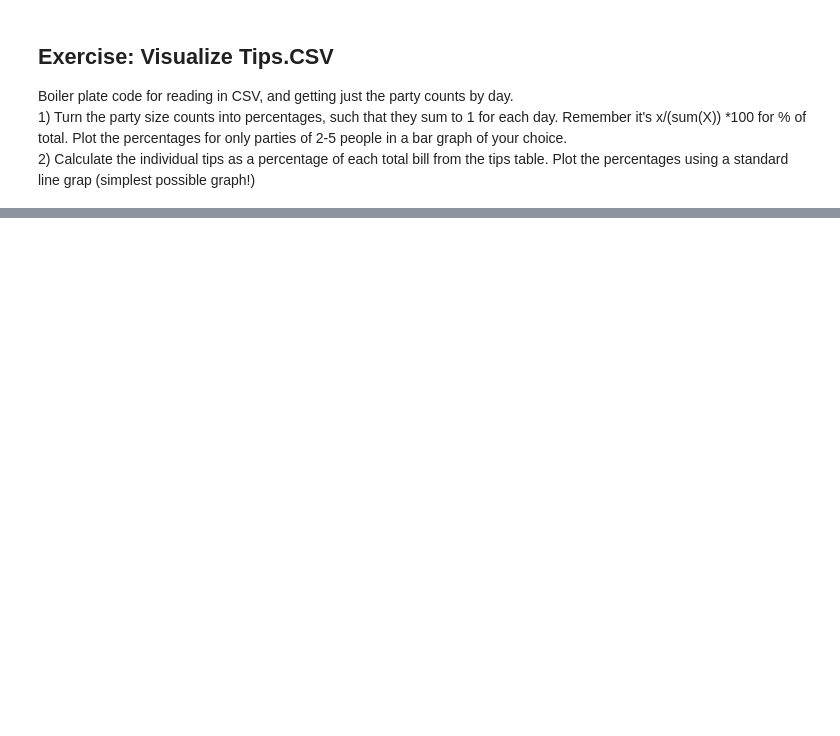
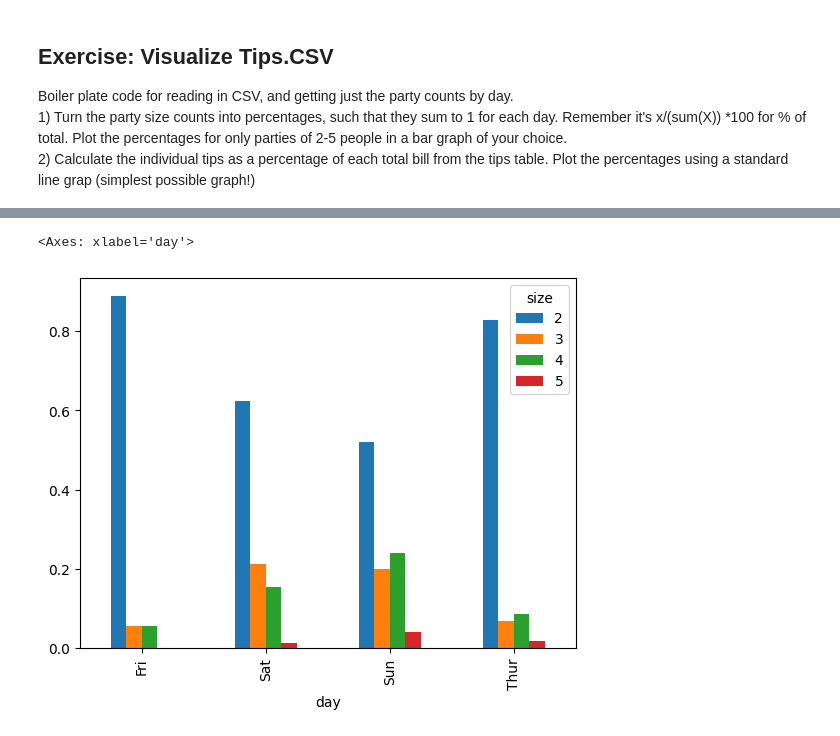
Before and after one commit to BrennanStopnik/401_work, a Jupyter notebook: 6_22.ipynb, the cells around one changed output, grey strips where cells are left out. Cells and saved outputs as stored; diff of their text form; code cells hidden in the pictures; blank space fills up the shorter version.

```diff
--- a/6_22.ipynb
+++ b/6_22.ipynb
@@ -408,0 +369,5 @@ import matplotlib.pyplot as plt
+# %%
+# Reading in CSV
+
+tips = pd.read_csv('tips.csv')
+tips.head(10)
@@ -408,0 +386,5 @@ import matplotlib.pyplot as plt
+# %%
+# The party counts by day.
+
+party_counts = pd.crosstab(tips['day'], tips['size'])
+party_counts
@@ -408,0 +398,5 @@ import matplotlib.pyplot as plt
+# %%
+# 1a) Turn the party size counts into percentages, such that they sum to 1 for each day. Remember it's x/(sum(X)) *100 for % of total.
+
+party_counts = party_counts.div(party_counts.sum(1), axis=0) *100
+party_counts
@@ -408,0 +410,9 @@ import matplotlib.pyplot as plt
+# %%
+# 1b) Plot the percentages for only parties of 2-5 people in a bar graph of your choice.
+
+party_counts = party_counts.loc[:, 2:5]
+party_pcts = party_counts.div(party_counts.sum(1), axis=0)
+party_pcts.plot.bar()
+# %% [output]
+<Axes: xlabel='day'>
+[figure, added]
```
Also changed, not shown: parts of 28 cells of this notebook, 3 other files.
